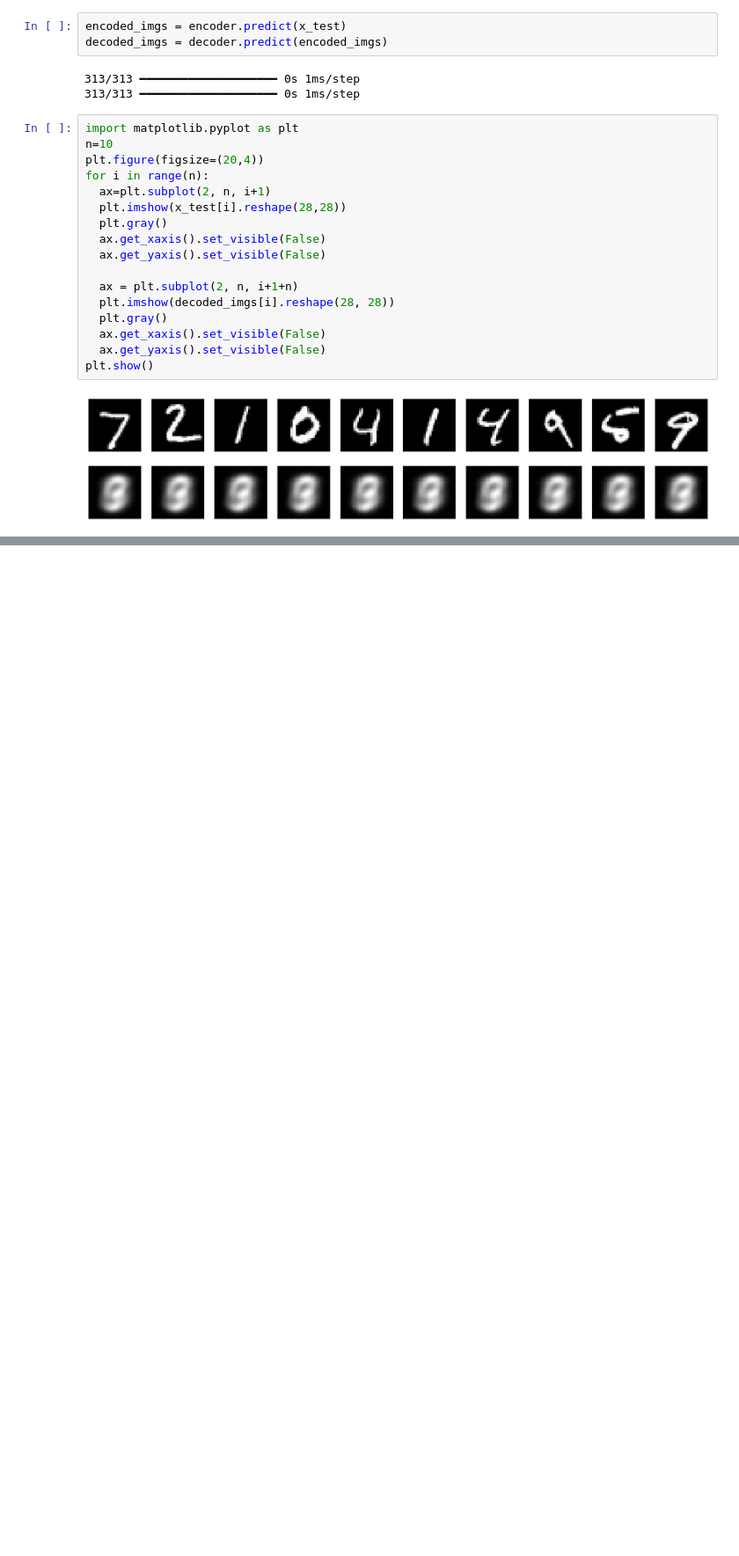
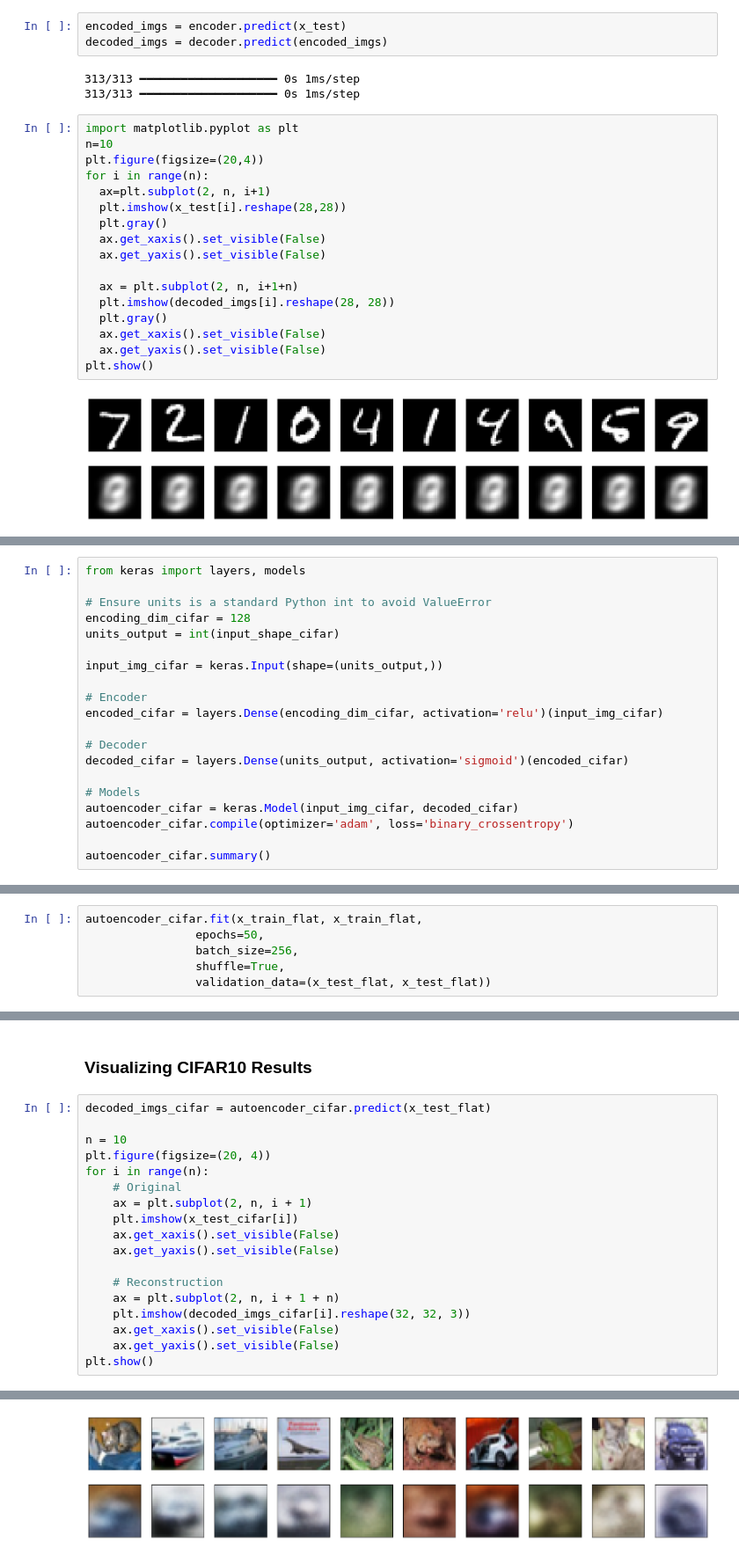
Before and after one commit to danhhuit/deep_learning_practice, a Jupyter notebook: Labs04_AutoEncoders.ipynb, the cells around one changed output, grey strips where cells are left out. Shown at 88% size. Cells and saved outputs as stored; diff of their text form; blank space fills up the shorter version.

```diff
--- a/Labs04_AutoEncoders.ipynb
+++ b/Labs04_AutoEncoders.ipynb
@@ -82,0 +112,20 @@ plt.show()
+# %%
+from keras import layers, models
+
+# Ensure units is a standard Python int to avoid ValueError
+encoding_dim_cifar = 128
+units_output = int(input_shape_cifar)
+
+input_img_cifar = keras.Input(shape=(units_output,))
+
+# Encoder
+encoded_cifar = layers.Dense(encoding_dim_cifar, activation='relu')(input_img_cifar)
+
+# Decoder
+decoded_cifar = layers.Dense(units_output, activation='sigmoid')(encoded_cifar)
+
+# Models
+autoencoder_cifar = keras.Model(input_img_cifar, decoded_cifar)
+autoencoder_cifar.compile(optimizer='adam', loss='binary_crossentropy')
+
+autoencoder_cifar.summary()
@@ -82,0 +146,6 @@ plt.show()
+# %%
+autoencoder_cifar.fit(x_train_flat, x_train_flat,
+                epochs=50,
+                batch_size=256,
+                shuffle=True,
+                validation_data=(x_test_flat, x_test_flat))
@@ -82,0 +171,21 @@ plt.show()
+# %% [markdown]
+### Visualizing CIFAR10 Results
+# %%
+decoded_imgs_cifar = autoencoder_cifar.predict(x_test_flat)
+
+n = 10
+plt.figure(figsize=(20, 4))
+for i in range(n):
+    # Original
+    ax = plt.subplot(2, n, i + 1)
+    plt.imshow(x_test_cifar[i])
+    ax.get_xaxis().set_visible(False)
+    ax.get_yaxis().set_visible(False)
+
+    # Reconstruction
+    ax = plt.subplot(2, n, i + 1 + n)
+    plt.imshow(decoded_imgs_cifar[i].reshape(32, 32, 3))
+    ax.get_xaxis().set_visible(False)
+    ax.get_yaxis().set_visible(False)
+plt.show()
+# %% [output]
@@ -82,0 +193 @@ plt.show()
+[figure, added]
```
Also changed, not shown: parts of 7 cells of this notebook.
